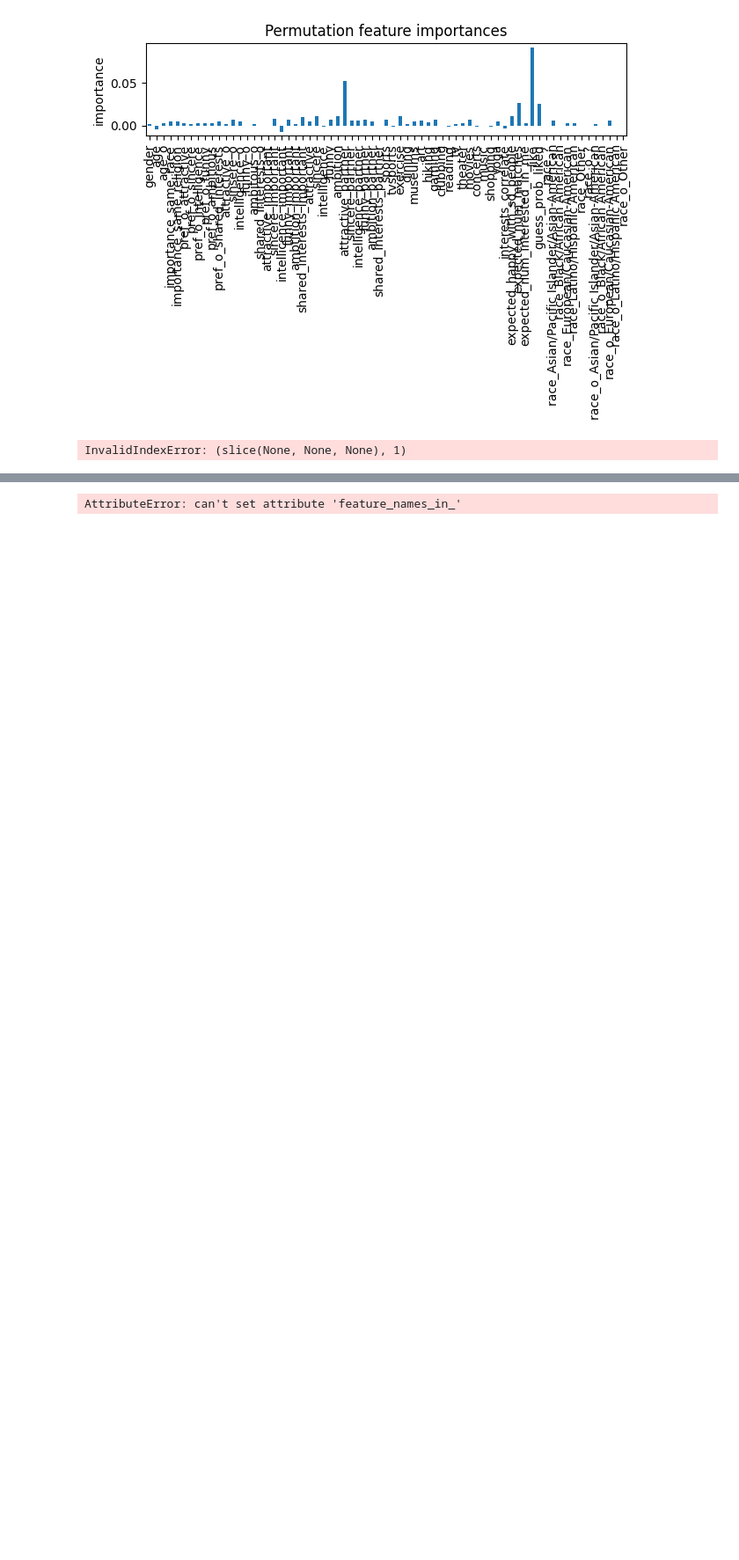
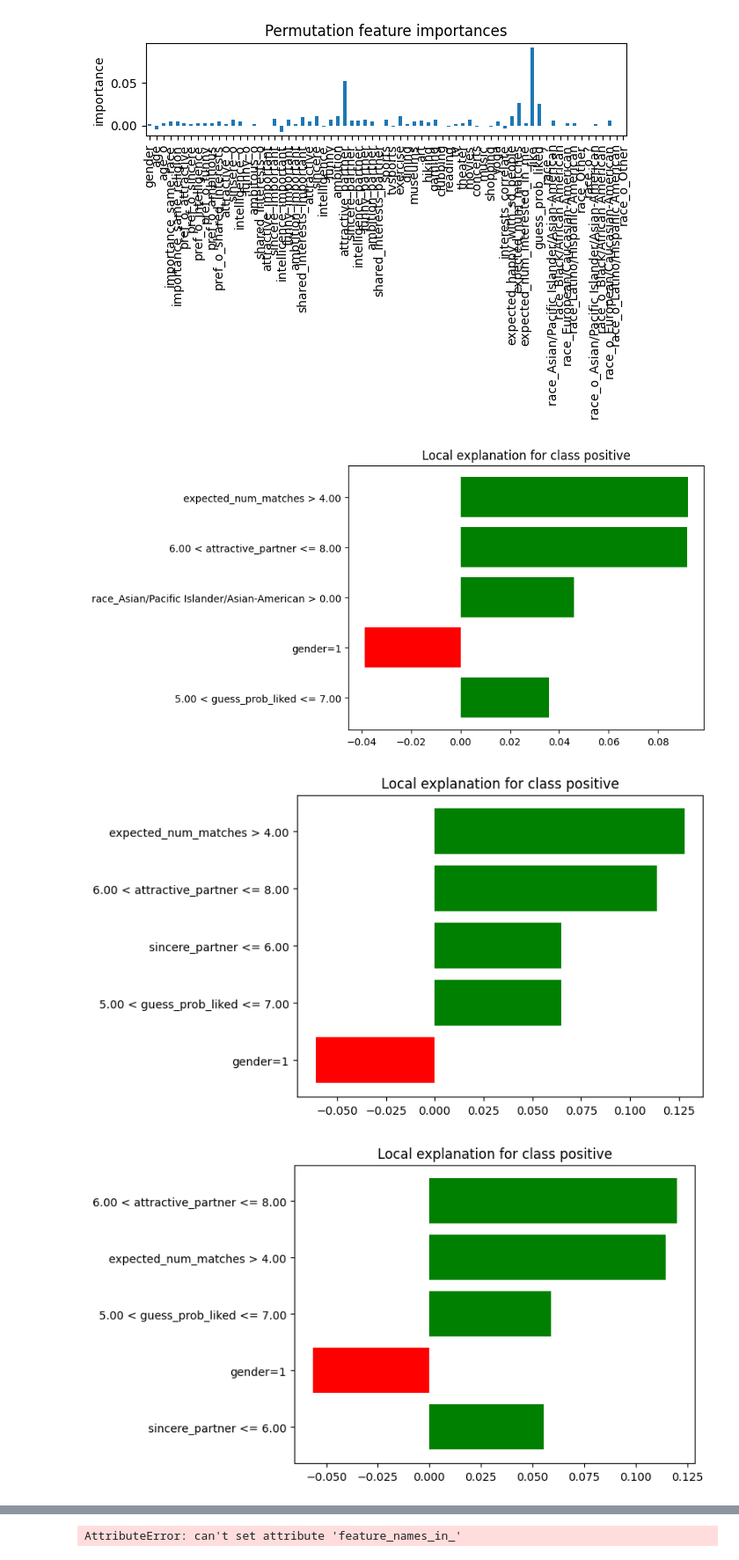
Before and after one commit to Krzaq8/XAI-team-project, a Jupyter notebook: exploration.ipynb, the cells around one changed output, grey strips where cells are left out. Shown at 88% size. Drawn from its saved outputs; the diff is of its cells as text; code cells hidden in the pictures; blank space fills up the shorter version.

```diff
--- a/exploration.ipynb
+++ b/exploration.ipynb
@@ -255,13 +255,15 @@ with warnings.catch_warnings():
 # %%
 # LIME
 with warnings.catch_warnings():
     warnings.simplefilter("ignore")
     categorical_features = [0, 3, 4, -1]
     lime_explainer = lime.lime_tabular.LimeTabularExplainer(X.to_numpy(), categorical_features=categorical_features, feature_names=list(X.columns), class_names=['negative', 'positive'])
     for model_class in MODELS:
         for model in rashomon_sets[model_class.__name__]:
-            explaination = lime_explainer.explain_instance(X_test.iloc[[SEED], :], model.predict_proba, num_features=5)
+            explaination = lime_explainer.explain_instance(X_test.iloc[SEED, :], model.predict_proba, num_features=5)
             fig = explaination.as_pyplot_figure()
             plt.plot()
 # %% [output]
-InvalidIndexError: (slice(None, None, None), 1)
+[figure, added]
+[figure, added]
+[figure, added]
```
Also changed, not shown: parts of 1 cell of this notebook.
